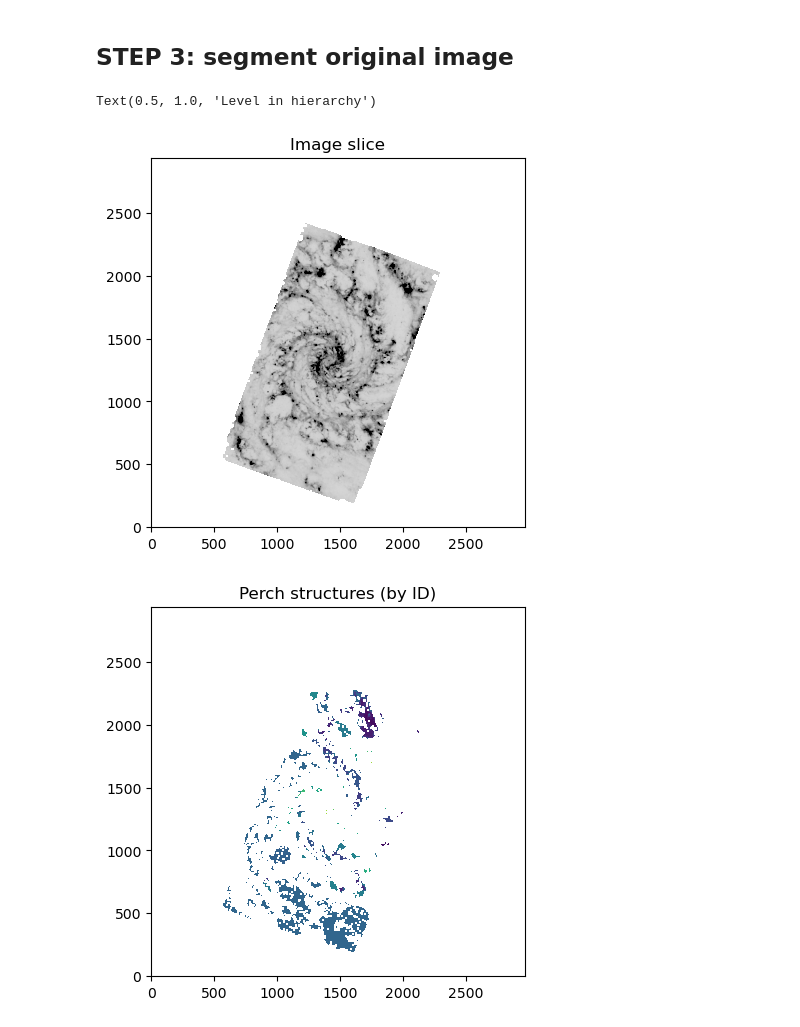
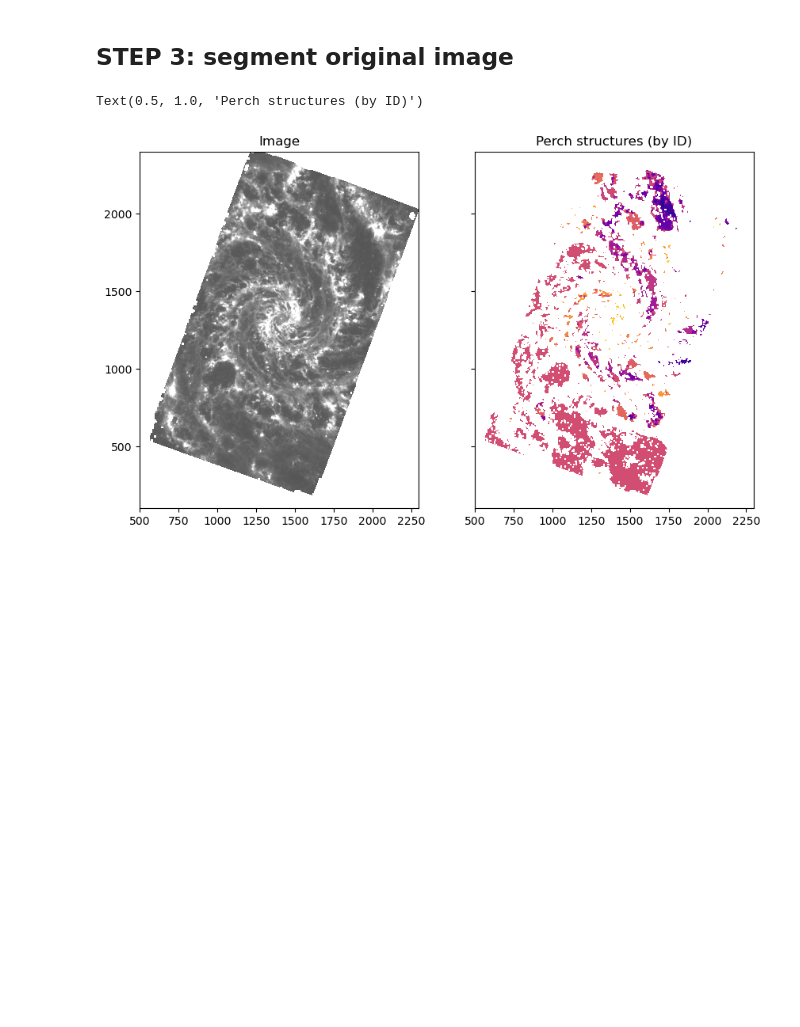
Before and after one commit to theo-oneill/perch, a Jupyter notebook: examples/run_perch_2d_example.ipynb, the cells around one changed output. Drawn from its saved outputs; the diff is of its cells as text; code cells hidden in the pictures; blank space fills up the shorter version.

```diff
--- a/examples/run_perch_2d_example.ipynb
+++ b/examples/run_perch_2d_example.ipynb
@@ -40,14 +41,10 @@ Computing PH...
  1.2s elapsed
 # %% [markdown]
 ## STEP 2: filter candidates by some threshold
-# %%
-hom = PH.load_from(f'{rname}.txt',odir=odir,data=img)
 # %%
 dim_use = 1
 hi = hom.filter(dimension=dim_use)
+all_life = hi.persistence
 
-all_life = hi[:,1]-hi[:,2]
-#rel_life = all_life / hi[:,1]
-
-all_thresh = 0.5
-fname = f'{rname}_h{dim_use}_filt_life{all_thresh}'
+all_thresh = np.nanquantile(all_life,0.95)
+all_thresh
@@ -70,0 +64,3 @@ np.savetxt(f'{odir}{fname}.txt', hi_save)
+# %%
+strucs = hom.filter(min_life=all_thresh, dimension=1)
+strucs.n_struc
@@ -79,6 +71,2 @@ if not os.path.isdir(inds_dir):
-# %%
-hom = PH.load_from(f'{fname}.txt',odir=odir,data=img)
-hi_struc = hom.generators
-strucs = Structures(structures=hi_struc, img_shape=np.shape(img), wcs=wcs_img, inds_dir=inds_dir)
 # %%
 img_jnp = jnp.array(img)
@@ -88,16 +77,14 @@ strucs.export_struc_map(fname=fname, odir=odir)
 # %%
-plt.figure()
-plt.imshow(img,cmap='Greys',origin='lower',vmax=10)
-plt.title('Image slice')
+fig, [ax1,ax2] = plt.subplots(1,2,figsize=(10,6),sharex=True,sharey=True)
+plt.axes(ax1)
+plt.imshow(img,cmap='Greys_r',origin='lower',vmax=10)
+plt.title('Image')
+plt.xlim(500,2300)
+plt.ylim(100,2400)
 
-plt.figure()
-plt.imshow(strucs.struc_map,cmap='viridis',alpha=1,origin='lower')
+plt.axes(ax2)
+plt.imshow(strucs.struc_map,cmap='plasma',alpha=1,origin='lower')
 plt.title('Perch structures (by ID)')
-
-plt.figure()
-plt.imshow(strucs.level_map,cmap='viridis',alpha=1,origin='lower')
-plt.title('Level in hierarchy')
 # %% [output]
-Text(0.5, 1.0, 'Level in hierarchy')
+Text(0.5, 1.0, 'Perch structures (by ID)')
-[figure, old version]
+[figure, new version]
-[figure, removed]
```
Also changed, not shown: parts of 10 cells of this notebook.
